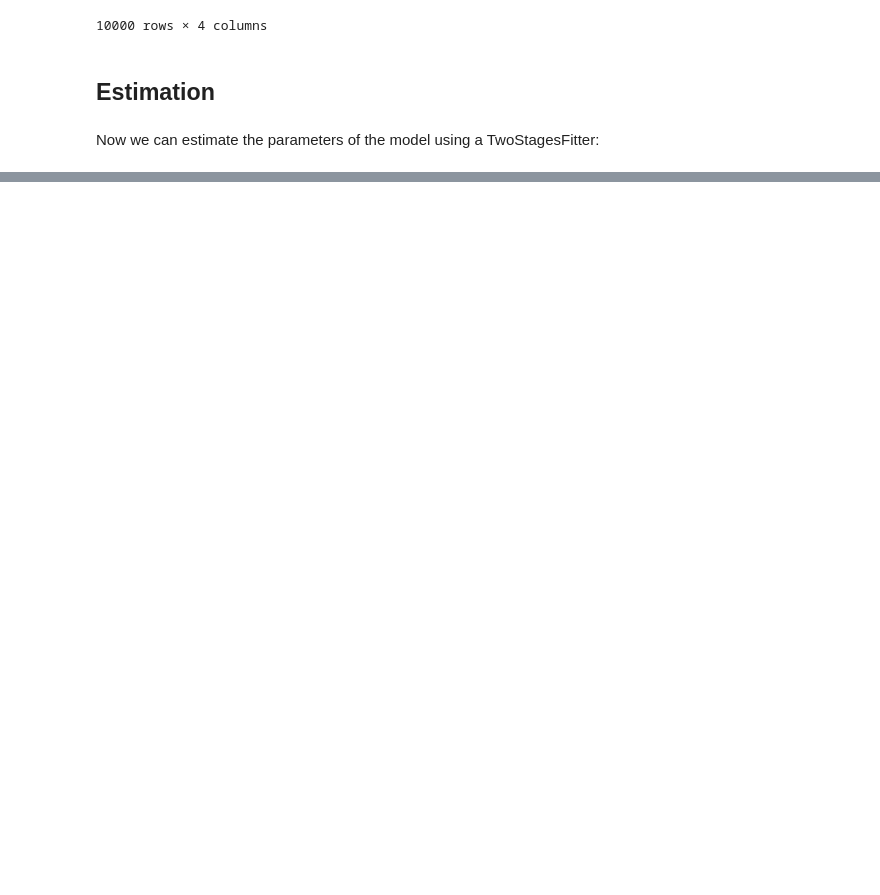
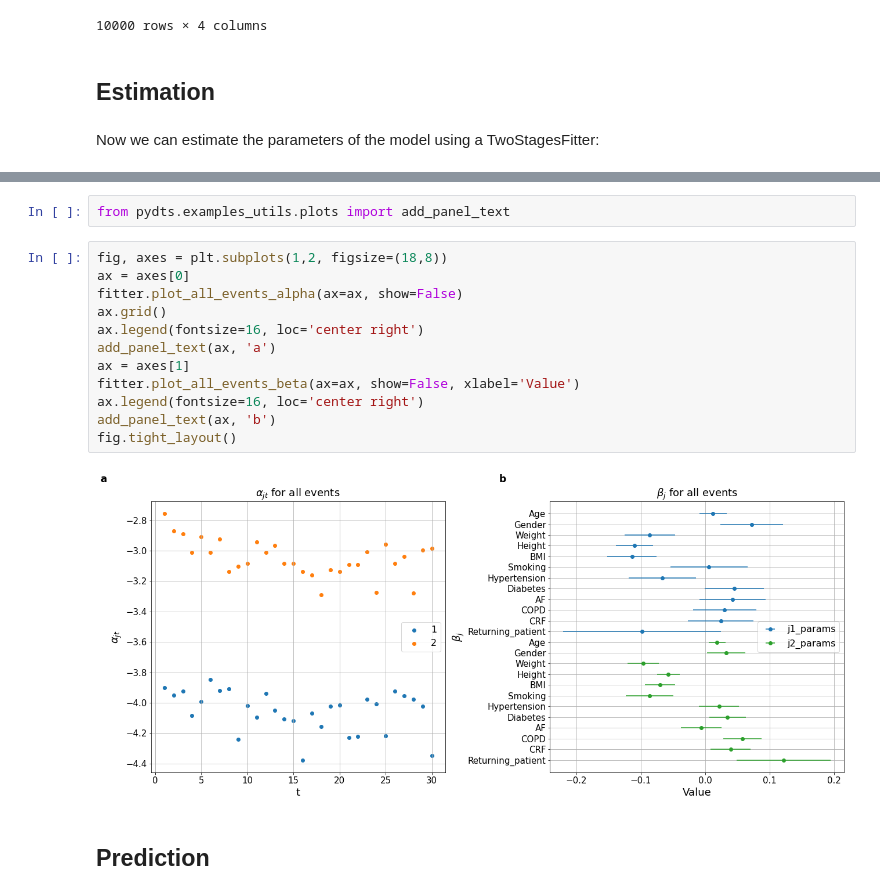
Before and after one commit to tomer1812/pydts, a Jupyter notebook: docs/SimulatedDataset.ipynb, the cells around one changed output, grey strips where cells are left out. Cells and saved outputs as stored; diff of their text form; blank space fills up the shorter version.

```diff
--- a/docs/SimulatedDataset.ipynb
+++ b/docs/SimulatedDataset.ipynb
@@ -302,0 +344,18 @@ Model summary for event: 2
+# %%
+from pydts.examples_utils.plots import add_panel_text
+# %%
+fig, axes = plt.subplots(1,2, figsize=(18,8))
+ax = axes[0]
+fitter.plot_all_events_alpha(ax=ax, show=False)
+ax.grid()
+ax.legend(fontsize=16, loc='center right')
+add_panel_text(ax, 'a')
+ax = axes[1]
+fitter.plot_all_events_beta(ax=ax, show=False, xlabel='Value')
+ax.legend(fontsize=16, loc='center right')
+add_panel_text(ax, 'b')
+fig.tight_layout()
+# %% [output]
+[figure, added]
+# %% [markdown]
+## Prediction
```
Also changed, not shown: parts of 9 cells of this notebook.
